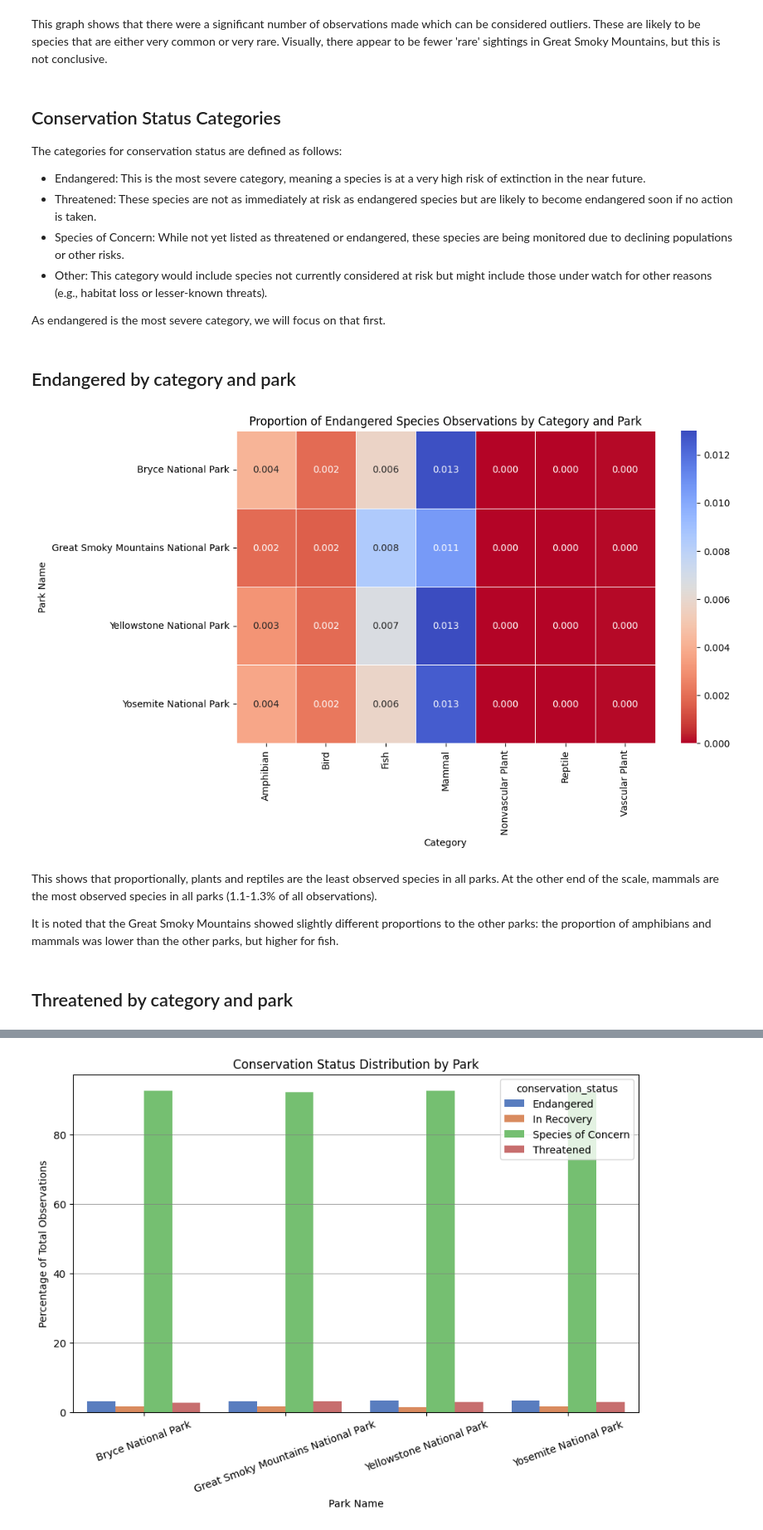
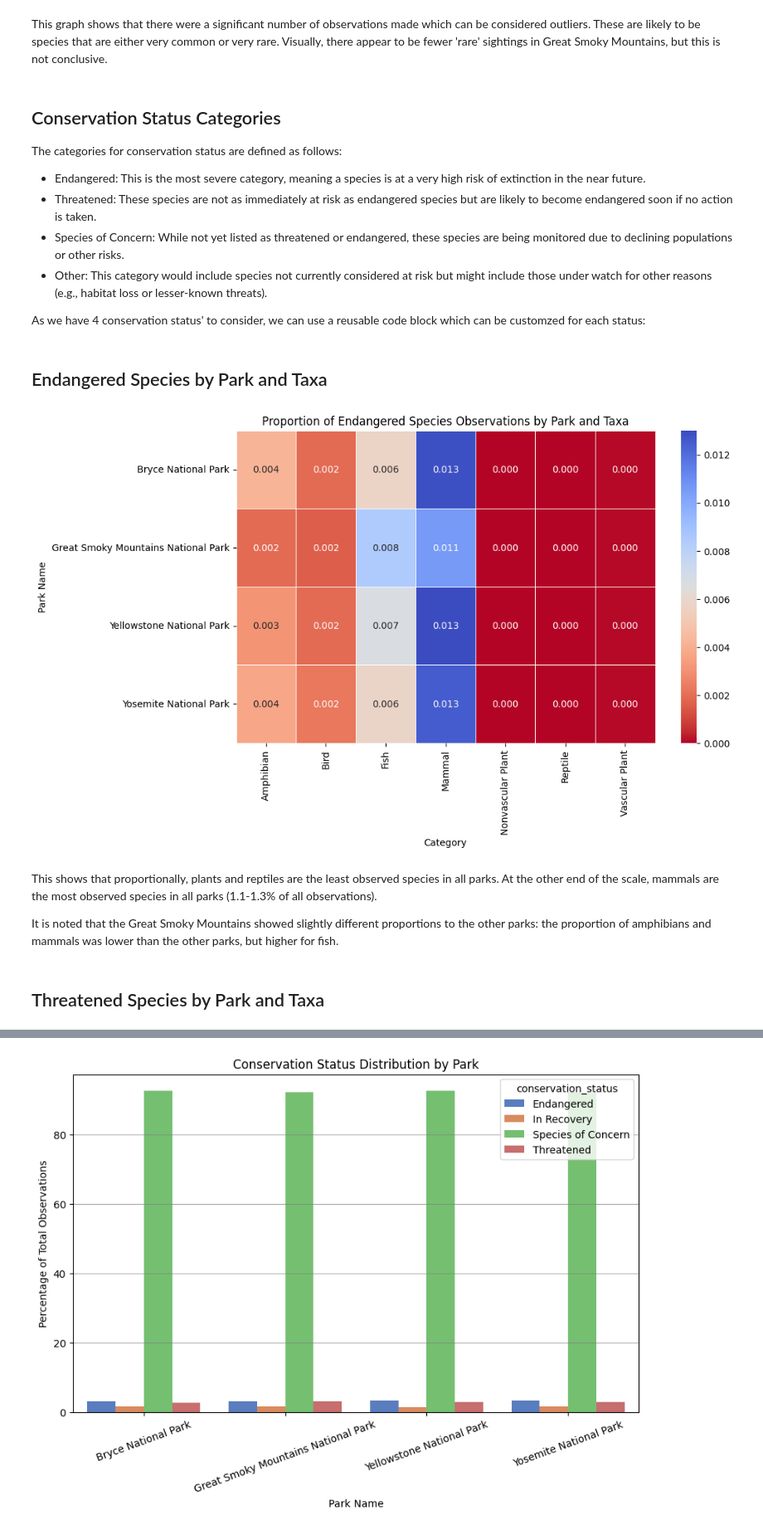
Before and after one commit to alanjameschapman/biodiversity, a Jupyter notebook: biodiversity.ipynb, the cells around one changed output, grey strips where cells are left out. Shown at 83% size. Saved outputs shown, nothing was run; the diff lists cells and outputs as text; code cells hidden in the pictures.

Commit message:
Refactor heatmap code

```diff
--- a/biodiversity.ipynb
+++ b/biodiversity.ipynb
@@ -446,4 +446,4 @@ The categories for conservation status are defined as follows:
 - Species of Concern: While not yet listed as threatened or endangered, these species are being monitored due to declining populations or other risks.
 - Other: This category would include species not currently considered at risk but might include those under watch for other reasons (e.g., habitat loss or lesser-known threats).
 
-As endangered is the most severe category, we will focus on that first.
+As we have 4 conservation status' to consider, we can use a reusable code block which can be customzed for each status:
@@ -450,37 +485,14 @@ As endangered is the most severe category, we will focus on that first.
 # %% [markdown]
-## Endangered by category and park
+## Endangered Species by Park and Taxa
-# %%
-# 1. Calculate total observations for each park and category (for all species)
-df_total = df.groupby(['park_name', 'category'])['observations'].sum().reset_index()
-df_total = df_total.rename(columns={'observations': 'total_observations'})
-
-# 2. Calculate total observations for endangered species for each park and category
-df_endangered = df[df['conservation_status'] == 'Endangered']
-df_endangered = df_endangered.groupby(['park_name', 'category'])['observations'].sum().reset_index()
-df_endangered = df_endangered.rename(columns={'observations': 'endangered_observations'})
-
-# 3. Merge both DataFrames to compare total vs endangered observations
-df_merged = pd.merge(df_total, df_endangered, on=['park_name', 'category'], how='left')
-df_merged['endangered_observations'] = df_merged['endangered_observations'].fillna(0)  # Fill missing endangered values with 0
-
-# 4. Calculate the proportion of endangered species observations
-df_merged['proportion_endangered'] = df_merged['endangered_observations'] / df_merged['total_observations']
-
-# 5. Pivot the data to prepare for the heatmap
-df_pivot = df_merged.pivot_table(index='park_name', columns='category', values='proportion_endangered')
-
-# 6. Create the heatmap with reversed color scale (low = red, high = blue) and increased precision
-plt.figure(figsize=(10, 6))
-sns.heatmap(df_pivot, annot=True, cmap='coolwarm_r', fmt='.3f', linewidths=0.5, vmin=0, vmax=0.013)  # coolwarm_r reverses the color scale
-plt.title('Proportion of Endangered Species Observations by Category and Park')
-plt.xlabel('Category')
-plt.ylabel('Park Name')
-plt.show()
-# %% [output]
-[figure, removed]
+# %%
+df_status = calculate_observations(df, status='Endangered')
+df_pivot = merge_and_calculate(df_total, df_status, 'Endangered')
+plot_heatmap(df_pivot, status='Endangered', vmax=vmax_values['Endangered'])
+# %% [output]
+[figure, added]
 # %% [markdown]
 This shows that proportionally, plants and reptiles are the least observed species in all parks. At the other end of the scale, mammals are the most observed species in all parks (1.1-1.3% of all observations).
 
 It is noted that the Great Smoky Mountains showed slightly different proportions to the other parks: the proportion of amphibians and mammals was lower than the other parks, but higher for fish.
 # %% [markdown]
-## Threatened by category and park
+## Threatened Species by Park and Taxa
```
Also changed, not shown: parts of 13 cells of this notebook.
